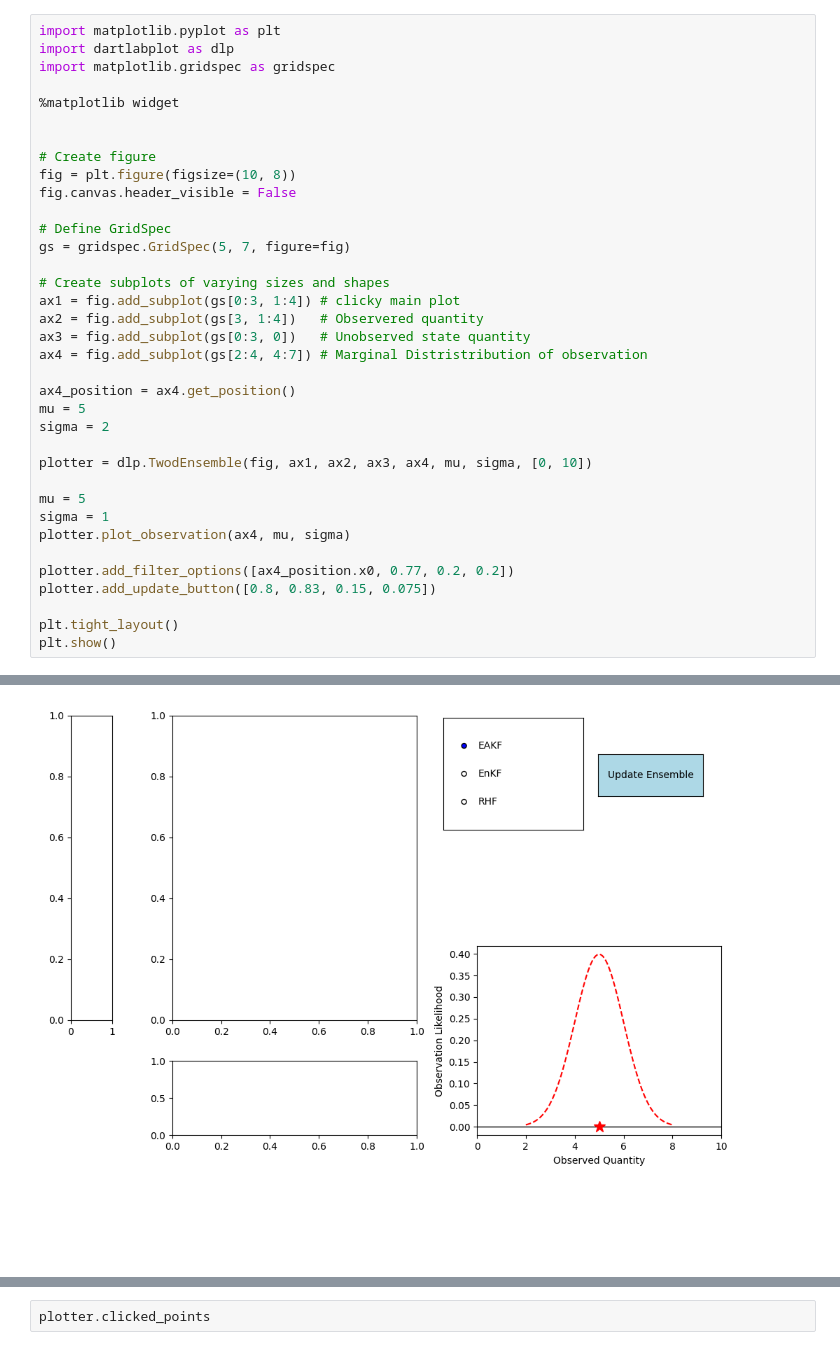
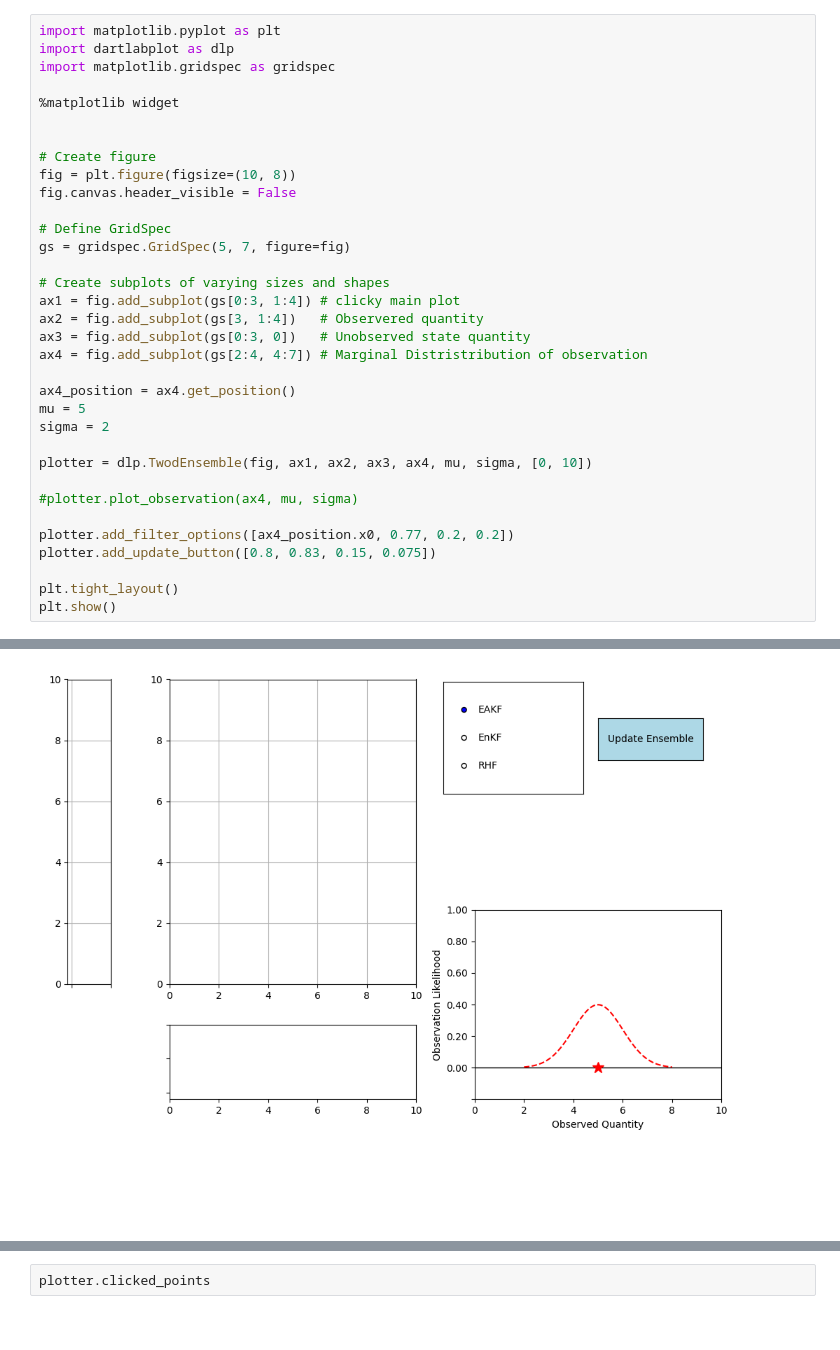
Before and after one commit to hkershaw-brown/pyDARTLAB, a Jupyter notebook: test_dartlabplot.ipynb, the cells around one changed output, grey strips where cells are left out. Saved outputs shown, nothing was run; the diff lists cells and outputs as text.

```diff
--- a/test_dartlabplot.ipynb
+++ b/test_dartlabplot.ipynb
@@ -7,34 +7,32 @@ import matplotlib.gridspec as gridspec
 
 
 # Create figure
 fig = plt.figure(figsize=(10, 8))
 fig.canvas.header_visible = False
 
 # Define GridSpec
 gs = gridspec.GridSpec(5, 7, figure=fig)
 
 # Create subplots of varying sizes and shapes
 ax1 = fig.add_subplot(gs[0:3, 1:4]) # clicky main plot
 ax2 = fig.add_subplot(gs[3, 1:4])   # Observered quantity
 ax3 = fig.add_subplot(gs[0:3, 0])   # Unobserved state quantity
 ax4 = fig.add_subplot(gs[2:4, 4:7]) # Marginal Distristribution of observation
 
 ax4_position = ax4.get_position()
 mu = 5
 sigma = 2
 
 plotter = dlp.TwodEnsemble(fig, ax1, ax2, ax3, ax4, mu, sigma, [0, 10])
 
-mu = 5
-sigma = 1
-plotter.plot_observation(ax4, mu, sigma)
+#plotter.plot_observation(ax4, mu, sigma)
 
 plotter.add_filter_options([ax4_position.x0, 0.77, 0.2, 0.2])
 plotter.add_update_button([0.8, 0.83, 0.15, 0.075])
 
 plt.tight_layout()
 plt.show()
 # %% [output]
 adding to event connections 0
 adding to event connections 0
-[figure, old version]
+[figure, new version]
```
Also changed, not shown: parts of 1 cell of this notebook, 2 other files.
